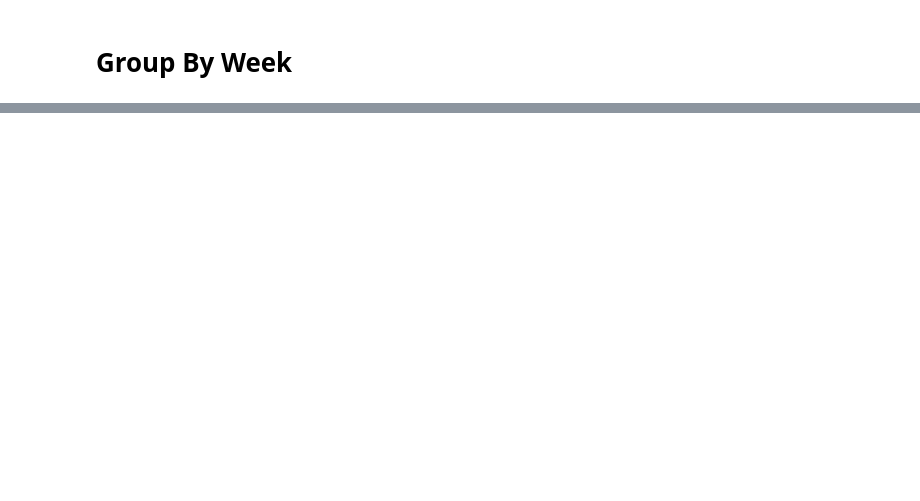
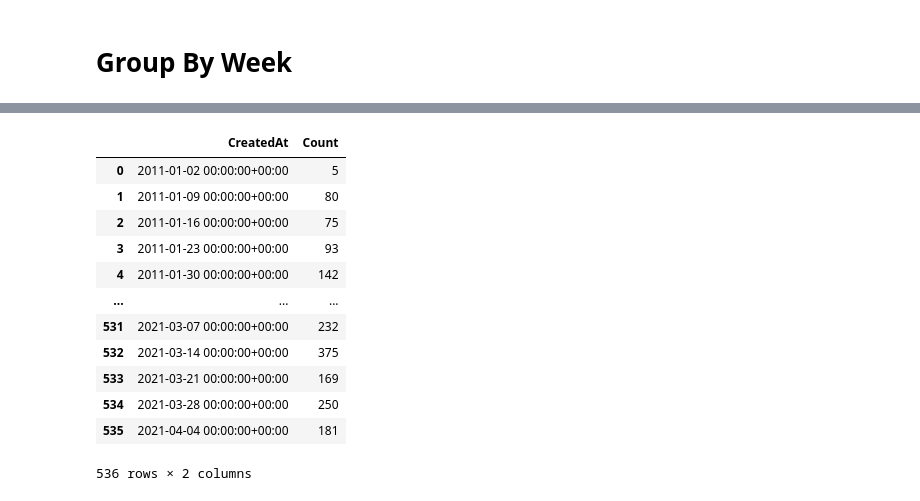
Before and after one commit to roldanjrgl/bds_green_investing, a Jupyter notebook: visualize_twitter_data/visualize_twitter_data_first_solar.ipynb, the cells around one changed output, grey strips where cells are left out. Cells and saved outputs as stored; diff of their text form; code cells hidden in the pictures; blank space fills up the shorter version.

```diff
--- a/visualize_twitter_data/visualize_twitter_data_first_solar.ipynb
+++ b/visualize_twitter_data/visualize_twitter_data_first_solar.ipynb
@@ -321,2 +132,18 @@ df_2
+# %%
+twitter_data_weekly_count
+# %% [output]
+|  | CreatedAt | Count |
+| 0 | 2011-01-02 00:00:00+00:00 | 5 |
+| 1 | 2011-01-09 00:00:00+00:00 | 80 |
+| 2 | 2011-01-16 00:00:00+00:00 | 75 |
+| 3 | 2011-01-23 00:00:00+00:00 | 93 |
+| 4 | 2011-01-30 00:00:00+00:00 | 142 |
+| ... | ... | ... |
+| 531 | 2021-03-07 00:00:00+00:00 | 232 |
+| 532 | 2021-03-14 00:00:00+00:00 | 375 |
+| 533 | 2021-03-21 00:00:00+00:00 | 169 |
+| 534 | 2021-03-28 00:00:00+00:00 | 250 |
+| 535 | 2021-04-04 00:00:00+00:00 | 181 |
+536 rows × 2 columns
 # %%
 plt.figure(figsize=(15,6))
```
Also changed, not shown: parts of 44 cells of this notebook.
